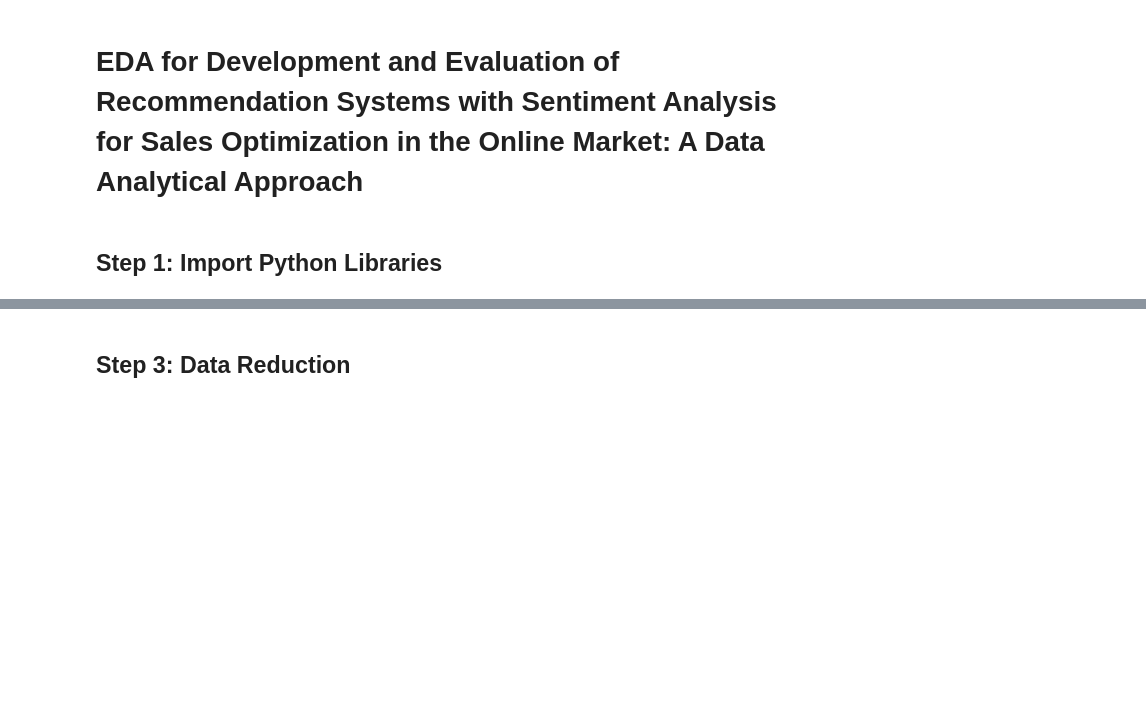
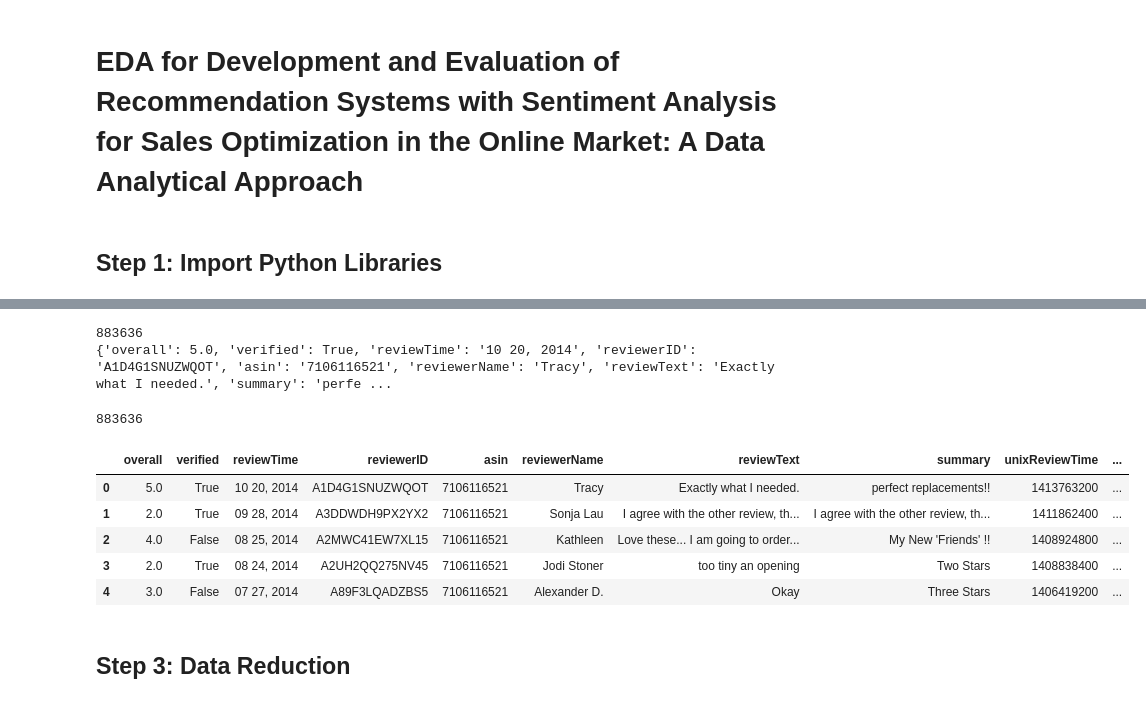
Before and after one commit to lmbd92/DataScienceMonograph, a Jupyter notebook: Notebooks/EDA_AMAZON_Lina.ipynb, the cells around one changed output, grey strips where cells are left out. Saved outputs shown, nothing was run; the diff lists cells and outputs as text; code cells hidden in the pictures; blank space fills up the shorter version.

```diff
--- a/Notebooks/EDA_AMAZON_Lina.ipynb
+++ b/Notebooks/EDA_AMAZON_Lina.ipynb
@@ -8,0 +38,13 @@
+# %%
+### load the meta data
+
+metaData = []
+with gzip.open('meta_AMAZON_FASHION.json.gz') as f:
+    for l in f:
+        metaData.append(json.loads(l.strip()))
+
+# total length of list, this number equals total number of products
+print(len(metaData))
+
+# first row of the list
+print(metaData[0])
@@ -9,3 +146,36 @@
+# %%
+### load the review data
+
+reviewData = []
+with gzip.open('AMAZON_FASHION.json.gz') as f:
+    for l in f:
+        reviewData.append(json.loads(l.strip()))
+
+# total length of list, this number equals total number of products
+print(len(reviewData))
+
+# first row of the list
+print(reviewData[0])
+# %% [output]
+883636
+{'overall': 5.0, 'verified': True, 'reviewTime': '10 20, 2014', 'reviewerID': 'A1D4G1SNUZWQOT', 'asin': '7106116521', 'reviewerName': 'Tracy', 'reviewText': 'Exactly what I needed.', 'summary': 'perfe ...
+# %%
+# convert list into pandas dataframe
+
+review_df = pd.DataFrame.from_dict(reviewData)
+
+print(len(review_df))
+# %% [output]
+883636
+# %%
+review_df.head(5)
+# %% [output]
+|  | overall | verified | reviewTime | reviewerID | asin | reviewerName | reviewText | summary | unixReviewTime | ... |
+| 0 | 5.0 | True | 10 20, 2014 | A1D4G1SNUZWQOT | 7106116521 | Tracy | Exactly what I needed. | perfect replacements!! | 1413763200 | ... |
+| 1 | 2.0 | True | 09 28, 2014 | A3DDWDH9PX2YX2 | 7106116521 | Sonja Lau | I agree with the other review, th... | I agree with the other review, th... | 1411862400 | ... |
+| 2 | 4.0 | False | 08 25, 2014 | A2MWC41EW7XL15 | 7106116521 | Kathleen | Love these... I am going to order... | My New 'Friends' !! | 1408924800 | ... |
+| 3 | 2.0 | True | 08 24, 2014 | A2UH2QQ275NV45 | 7106116521 | Jodi Stoner | too tiny an opening | Two Stars | 1408838400 | ... |
+| 4 | 3.0 | False | 07 27, 2014 | A89F3LQADZBS5 | 7106116521 | Alexander D. | Okay | Three Stars | 1406419200 | ... |
 # %% [markdown]
 ## Step 3: Data Reduction
 # %% [markdown]
```
Also changed, not shown: parts of 16 cells of this notebook.
